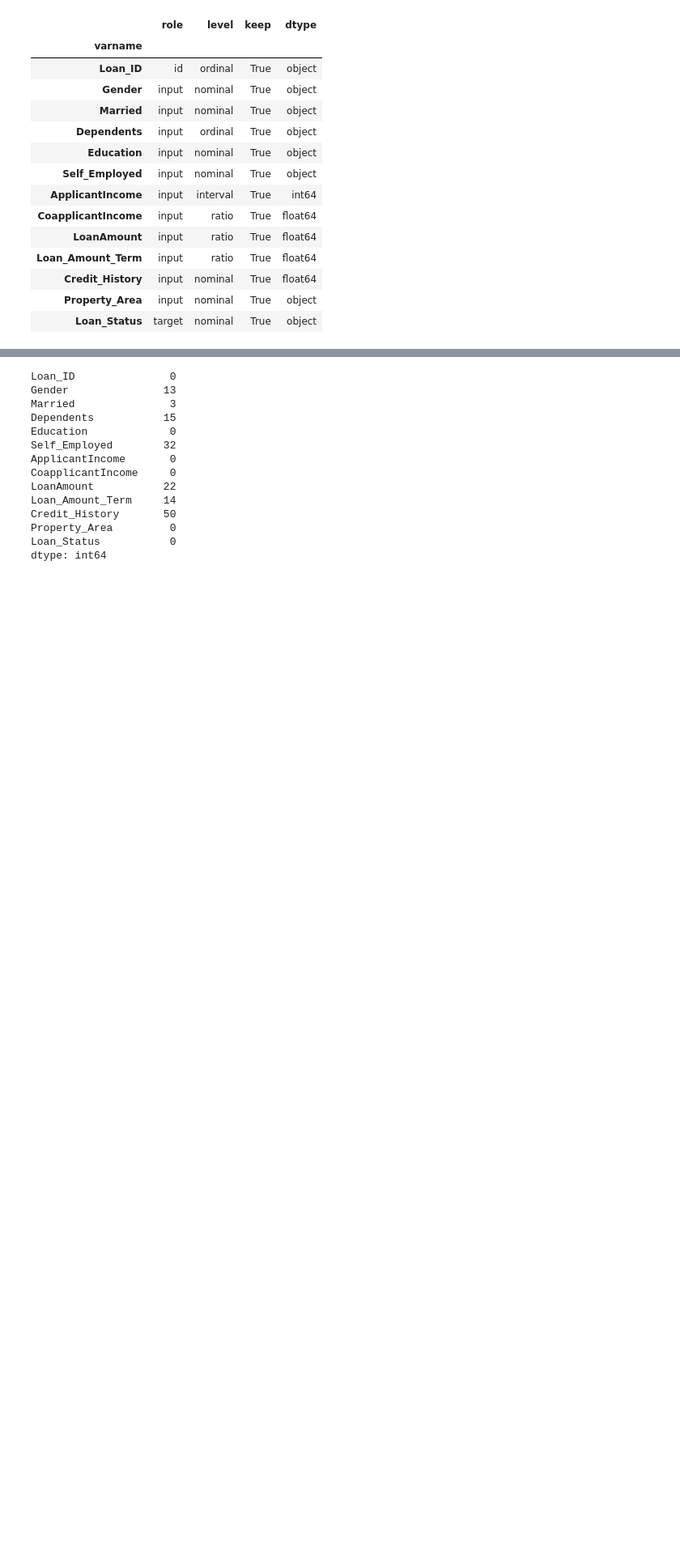
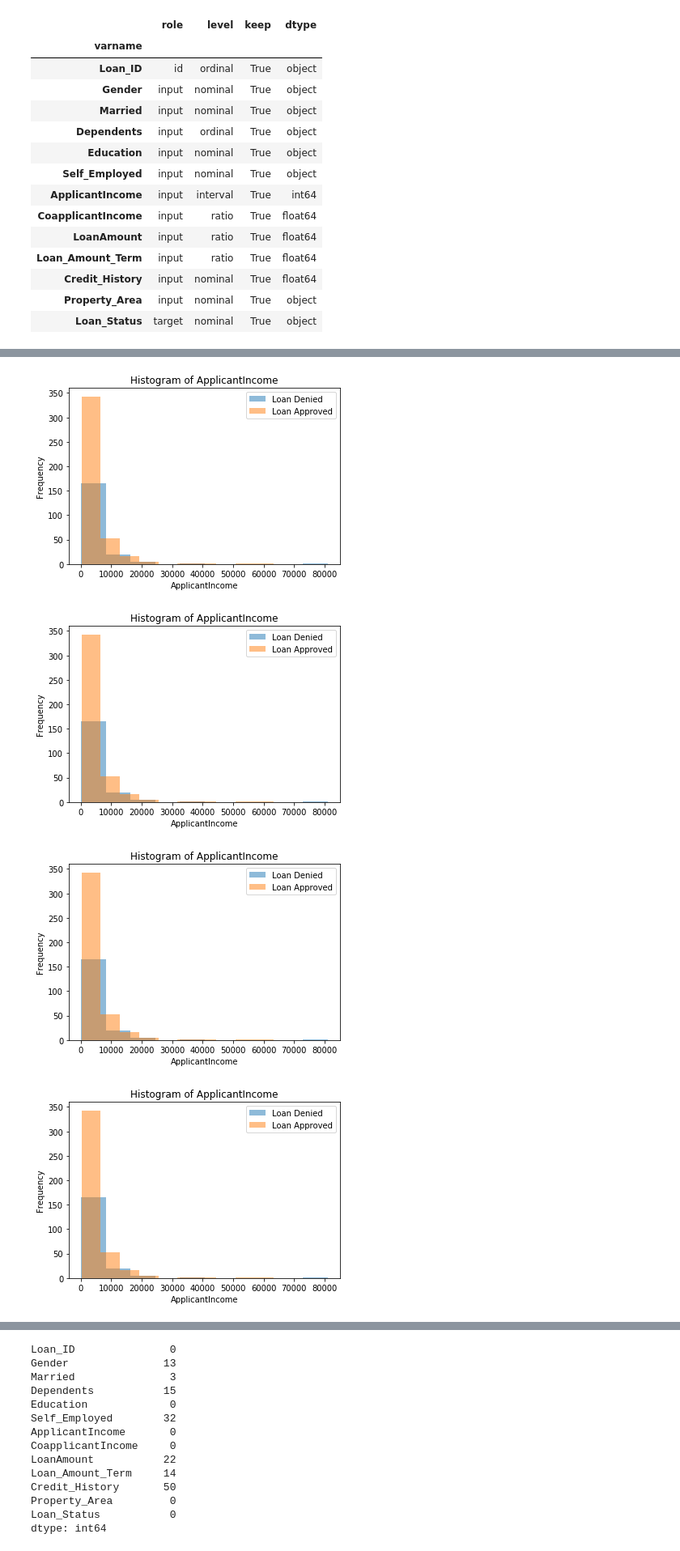
Before and after one commit to virenderdhiman/PyWorkSpace, a Jupyter notebook: LoanPrediction/LoanPredictionV2.ipynb, the cells around one changed output, grey strips where cells are left out. Shown: that part at 81% size. Drawn from its saved outputs; the diff is of its cells as text; code cells hidden in the pictures; blank space fills up the shorter version.

```diff
--- a/LoanPrediction/LoanPredictionV2.ipynb
+++ b/LoanPrediction/LoanPredictionV2.ipynb
@@ -118,0 +210,5 @@ meta
+# %%
+#Get summary of numerical variables
+ratio_interval_cols = meta[( meta.level == 'ratio') | (meta.level == 'interval') & (meta.keep)].index
+#df[v].describe()
+summarize(df[ratio_interval_cols])
@@ -118,0 +226,14 @@ meta
+# %%
+for f in ratio_interval_cols:
+    plt.hist(df[df['Loan_Status']=='N'][col], 10, alpha=0.5, label='Loan Denied')
+    plt.hist(df[df['Loan_Status']=='Y'][col], 10, alpha=0.5, label='Loan Approved')
+    plt.legend(loc='upper right')
+    plt.xlabel(col)
+    plt.ylabel('Frequency')
+    plt.title('Histogram of {}'.format(col))
+    plt.show()
+# %% [output]
+[figure, added]
+[figure, added]
+[figure, added]
+[figure, added]
```
Also changed, not shown: parts of 18 cells of this notebook.
